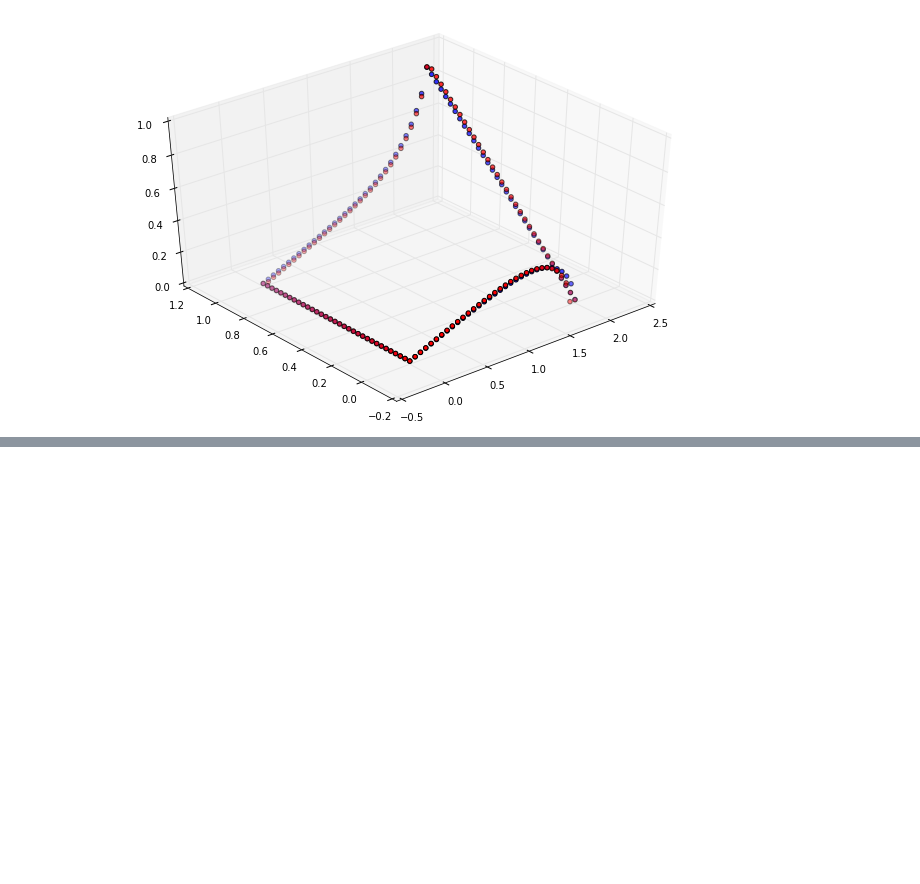
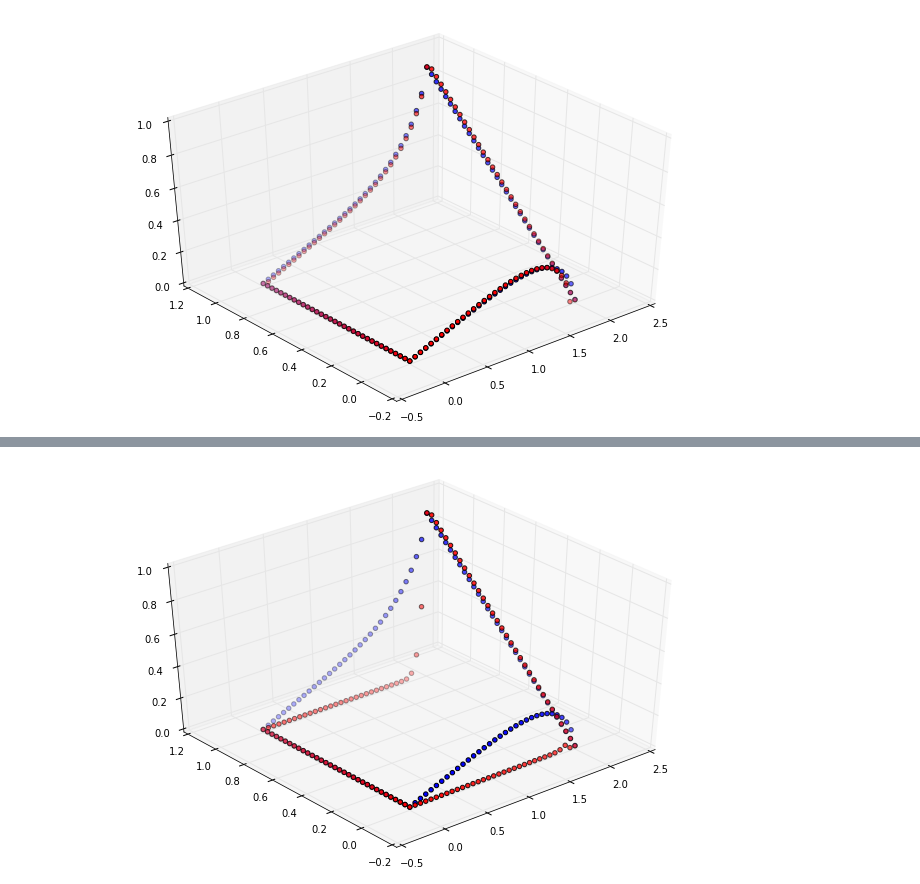
Before and after one commit to gear/HPSC, a Jupyter notebook: hw/assign1_worksheet.ipynb, the cells around one changed output, grey strips where cells are left out. Saved outputs shown, nothing was run; the diff lists cells and outputs as text; code cells hidden in the pictures; blank space fills up the shorter version.

```diff
--- a/hw/assign1_worksheet.ipynb
+++ b/hw/assign1_worksheet.ipynb
@@ -192,0 +207,4 @@ a.scatter_plot(x,y,bem,fem[99])
+# %%
+a.scatter_plot(x,y,bem,fem[1])
+# %% [output]
+[figure, added]
```
Also changed, not shown: parts of 12 cells of this notebook, 1 other file.
